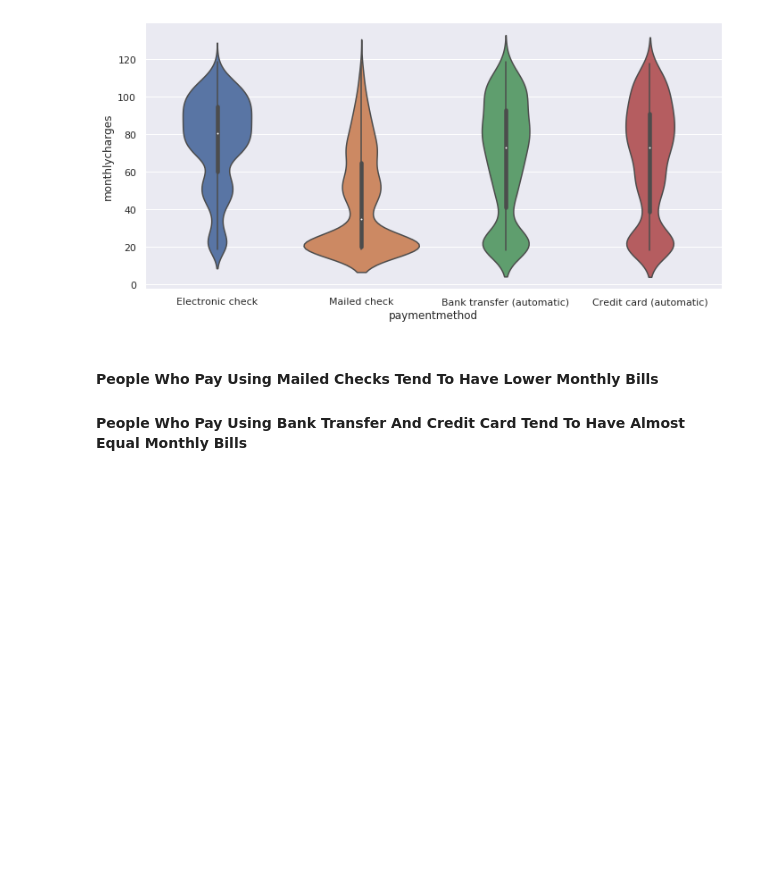
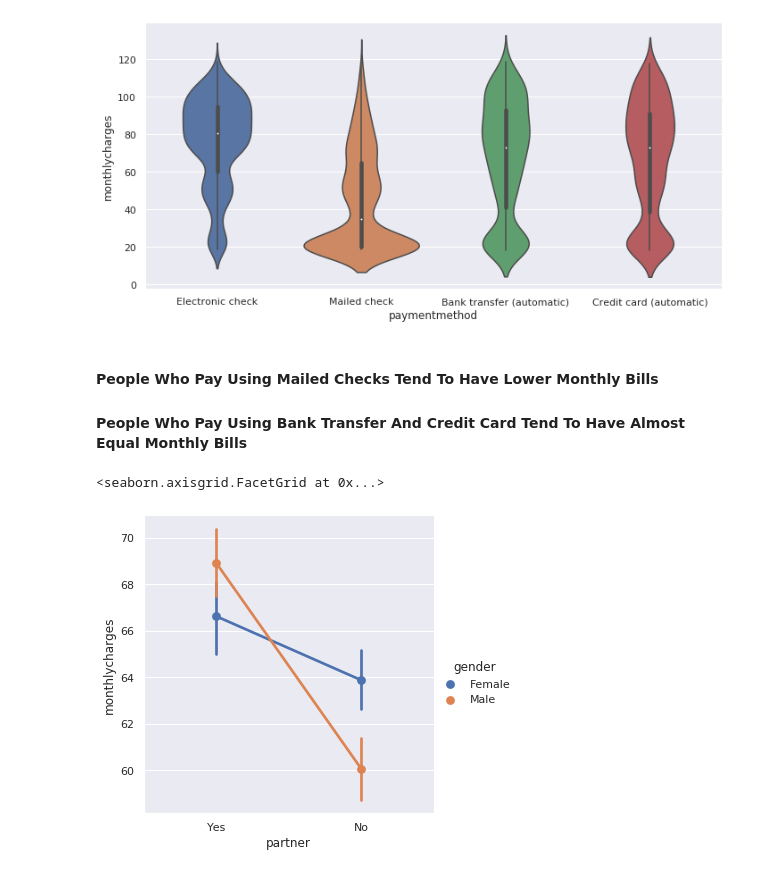
Before and after one commit to singhmanishh/telecom_churn, a Jupyter notebook: Telecom_Churn_EDA.ipynb, the cells around one changed output. Saved outputs shown, nothing was run; the diff lists cells and outputs as text; code cells hidden in the pictures; blank space fills up the shorter version.

```diff
--- a/Telecom_Churn_EDA.ipynb
+++ b/Telecom_Churn_EDA.ipynb
@@ -138,3 +138,8 @@ sns.catplot(x="paymentmethod", y="monthlycharges", kind="violin",
 # %% [markdown]
 #### People Who Pay Using Mailed Checks Tend To Have Lower Monthly Bills
 #### People Who Pay Using Bank Transfer And Credit Card Tend To Have Almost Equal Monthly Bills
+# %%
+sns.catplot(x="partner", y="monthlycharges", hue="gender", kind="point", data=df)
+# %% [output]
+<seaborn.axisgrid.FacetGrid at 0x...>
+[figure, added]
```
